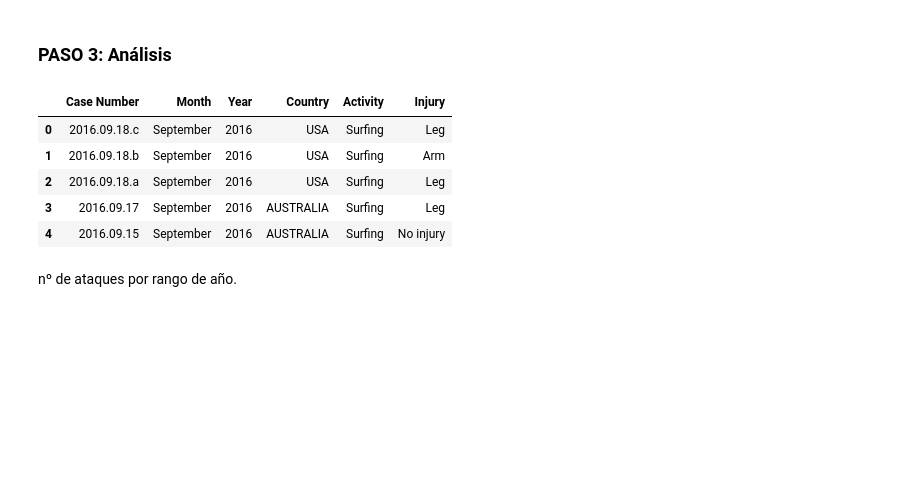
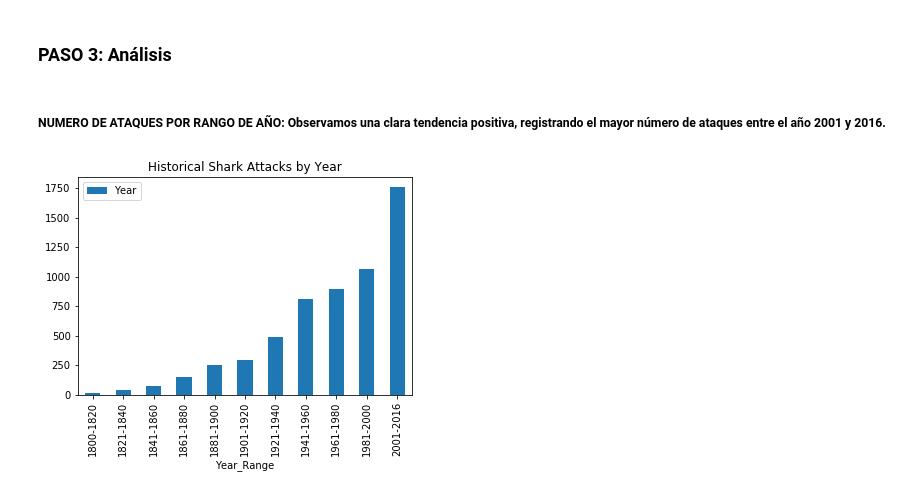
Before and after one commit to Marlenkaa/Project.1-SharkAttacksAnalysis, a Jupyter notebook: Shark_Attack_Analysis.ipynb, the cells around one changed output. Cells and saved outputs as stored; diff of their text form; code cells hidden in the pictures; blank space fills up the shorter version.

```diff
--- a/Shark_Attack_Project.ipynb
+++ b/Shark_Attack_Analysis.ipynb
@@ -490,14 +490,17 @@ Trunk         2.66%
 Name: Injury, dtype: object
 # %% [markdown]
 ### PASO 3: Análisis
-# %%
-attacks.head()
-# %% [output]
-|  | Case Number | Month | Year | Country | Activity | Injury |
-| 0 | 2016.09.18.c | September | 2016 | USA | Surfing | Leg |
-| 1 | 2016.09.18.b | September | 2016 | USA | Surfing | Arm |
-| 2 | 2016.09.18.a | September | 2016 | USA | Surfing | Leg |
-| 3 | 2016.09.17 | September | 2016 | AUSTRALIA | Surfing | Leg |
-| 4 | 2016.09.15 | September | 2016 | AUSTRALIA | Surfing | No injury |
-# %% [markdown]
-nº de ataques por rango de año.
+# %% [markdown]
+##### NUMERO DE ATAQUES POR RANGO DE AÑO: Observamos una clara tendencia positiva, registrando el mayor número de ataques entre el año 2001 y 2016.
+# %%
+cutoffs = [1800,1820,1840,1860,1880,1900,1920,1940,1960,1980,2000,2020]
+
+year_labels = ['1800-1820','1821-1840','1841-1860','1861-1880','1881-1900','1901-1920','1921-1940','1941-1960','1961-1980','1981-2000','2001-2016']
+
+attacks['Year_Range'] = pd.cut(attacks['Year'], cutoffs, labels=year_labels)
+
+attacks.groupby('Year_Range').agg({'Year':'count'}).plot.bar()
+
+plt.title('Historical Shark Attacks by Year');
+# %% [output]
+[figure, added]
```
Also changed, not shown: parts of 25 cells of this notebook, 2 other files.
